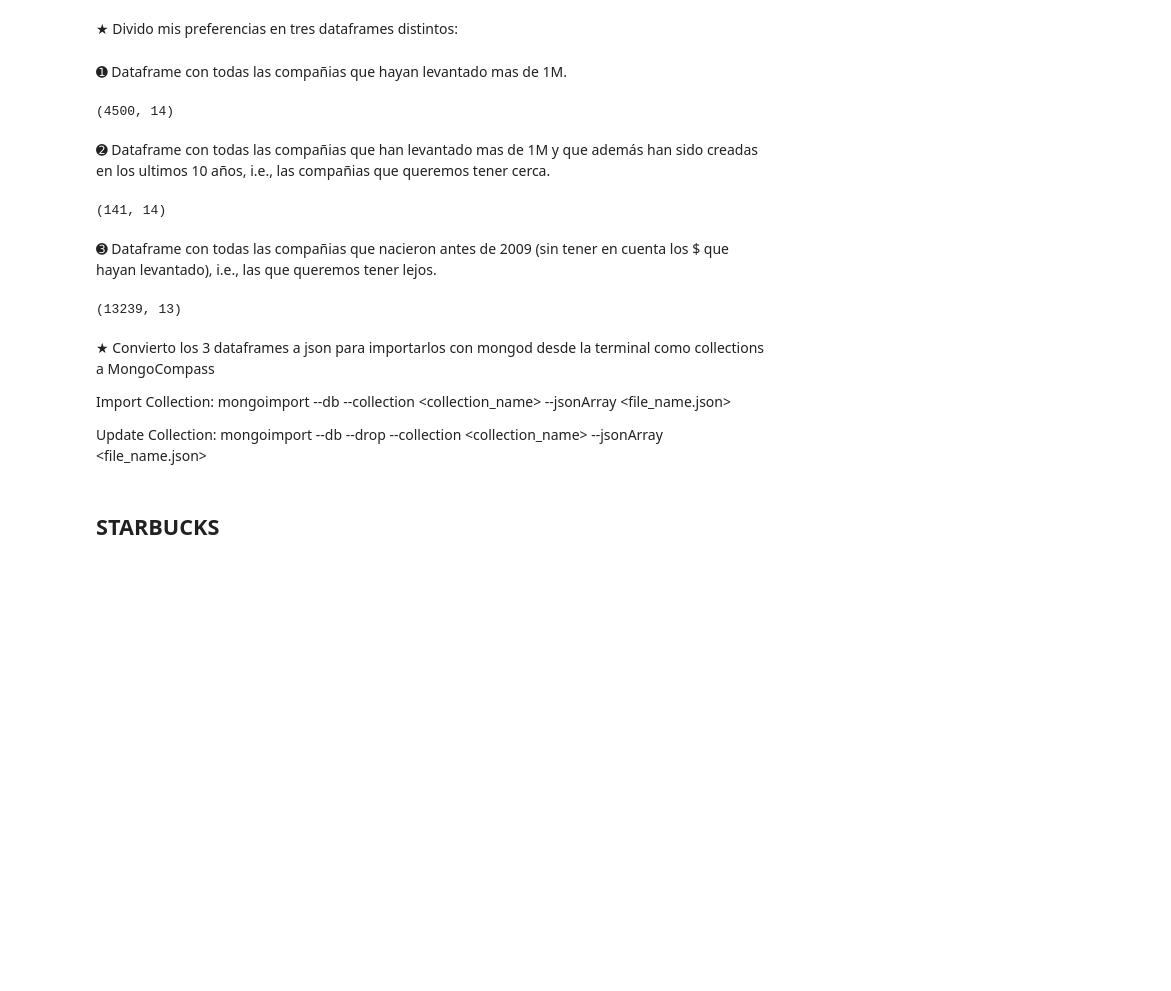
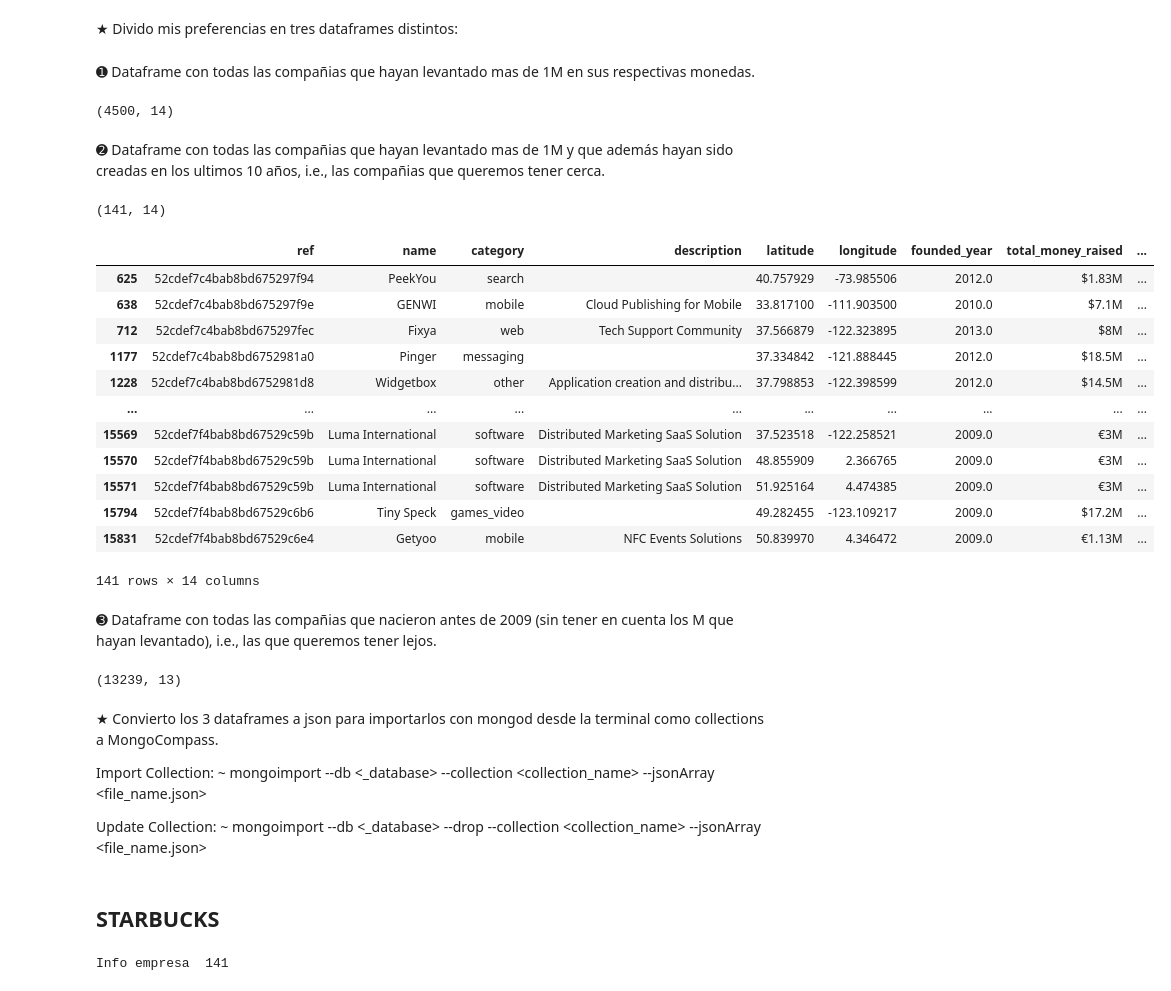
Before and after one commit to isagc/project-mongodb-geospatial-queries, a Jupyter notebook: draft.ipynb, the cells around one changed output. Drawn from its saved outputs; the diff is of its cells as text; code cells hidden in the pictures; blank space fills up the shorter version.

```diff
--- a/draft.ipynb
+++ b/draft.ipynb
@@ -205,20 +191,36 @@ See the caveats in the documentation: http://pandas.pydata.org/pandas-docs/stabl
 # %% [markdown]
 ★ Divido mis preferencias en tres dataframes distintos:
 # %% [markdown]
-➊ Dataframe con todas las compañias que hayan levantado mas de 1M.
+➊ Dataframe con todas las compañias que hayan levantado mas de 1M en sus respectivas monedas.
 # %%
 dfinitivo_1M.shape
 # %% [output]
 (4500, 14)
 # %% [markdown]
-➋ Dataframe con todas las compañias que han levantado mas de 1M y que además han sido creadas en los ultimos 10 años, i.e., las compañias que queremos tener cerca.
+➋ Dataframe con todas las compañias que hayan levantado mas de 1M y que además hayan sido creadas en los ultimos 10 años, i.e., las compañias que queremos tener cerca.
 # %%
 startups = dfinitivo_1M[dfinitivo_1M['founded_year']>=2009]
 startups.shape
 # %% [output]
 (141, 14)
+# %%
+startups
+# %% [output]
+|  | ref | name | category | description | latitude | longitude | founded_year | total_money_raised | ... |
+| 625 | 52cdef7c4bab8bd675297f94 | PeekYou | search |  | 40.757929 | -73.985506 | 2012.0 | $1.83M | ... |
+| 638 | 52cdef7c4bab8bd675297f9e | GENWI | mobile | Cloud Publishing for Mobile | 33.817100 | -111.903500 | 2010.0 | $7.1M | ... |
+| 712 | 52cdef7c4bab8bd675297fec | Fixya | web | Tech Support Community | 37.566879 | -122.323895 | 2013.0 | $8M | ... |
+| 1177 | 52cdef7c4bab8bd6752981a0 | Pinger | messaging |  | 37.334842 | -121.888445 | 2012.0 | $18.5M | ... |
+| 1228 | 52cdef7c4bab8bd6752981d8 | Widgetbox | other | Application creation and distribu... | 37.798853 | -122.398599 | 2012.0 | $14.5M | ... |
+| ... | ... | ... | ... | ... | ... | ... | ... | ... | ... |
+| 15569 | 52cdef7f4bab8bd67529c59b | Luma International | software | Distributed Marketing SaaS Solution | 37.523518 | -122.258521 | 2009.0 | €3M | ... |
+| 15570 | 52cdef7f4bab8bd67529c59b | Luma International | software | Distributed Marketing SaaS Solution | 48.855909 | 2.366765 | 2009.0 | €3M | ... |
+| 15571 | 52cdef7f4bab8bd67529c59b | Luma International | software | Distributed Marketing SaaS Solution | 51.925164 | 4.474385 | 2009.0 | €3M | ... |
+| 15794 | 52cdef7f4bab8bd67529c6b6 | Tiny Speck | games_video |  | 49.282455 | -123.109217 | 2009.0 | $17.2M | ... |
+| 15831 | 52cdef7f4bab8bd67529c6e4 | Getyoo | mobile | NFC Events Solutions | 50.839970 | 4.346472 | 2009.0 | €1.13M | ... |
+141 rows × 14 columns
 # %% [markdown]
-➌ Dataframe con todas las compañias que nacieron antes de 2009 (sin tener en cuenta los $ que hayan levantado), i.e., las que queremos tener lejos.
+➌ Dataframe con todas las compañias que nacieron antes de 2009 (sin tener en cuenta los M que hayan levantado), i.e., las que queremos tener lejos.
 # %%
 old = df[df['founded_year']<=2009]
 old.shape
@@ -226,10 +228,12 @@ old.shape
 (13239, 13)
 # %% [markdown]
 ★ Convierto los 3 dataframes a json para importarlos con mongod desde la terminal
-como collections a MongoCompass
+como collections a MongoCompass.
 
-Import Collection: mongoimport --db <database> --collection <collection_name> --jsonArray <file_name.json>
+Import Collection:
+~ mongoimport --db <_database> --collection <collection_name> --jsonArray <file_name.json>
 
-Update Collection: mongoimport --db <database> --drop --collection <collection_name> --jsonArray <file_name.json>
+Update Collection:
+~ mongoimport --db <_database> --drop --collection <collection_name> --jsonArray <file_name.json>
 # %%
 dfinitivo_1M.to_json('./companies1M.json', orient="records")
@@ -241,0 +265,16 @@ old.to_json('./oldCompanies.json', orient="records")
+# %%
+lat_lng = startups[['longitude', 'latitude','ref']]
+lista_stb = []
+count=0
+for long,lat,ref in lat_lng.values:
+    clear_output()
+    count+=1
+    print("Info empresa ", count)
+    dict_stb=dict()
+    starbucks = searchPlaces("Starbucks",long,lat,radius=500)
+    dict_stb['ref'] = ref
+    dict_stb['latitude_stb']= starbucks[0]['geometry']['location']['lat']
+    dict_stb['longitude_stb']= starbucks[0]['geometry']['location']['lng']
+    lista_stb.append(dict_stb)
+# %% [output]
+Info empresa  141
```
Also changed, not shown: parts of 63 cells of this notebook, 9 other files.
